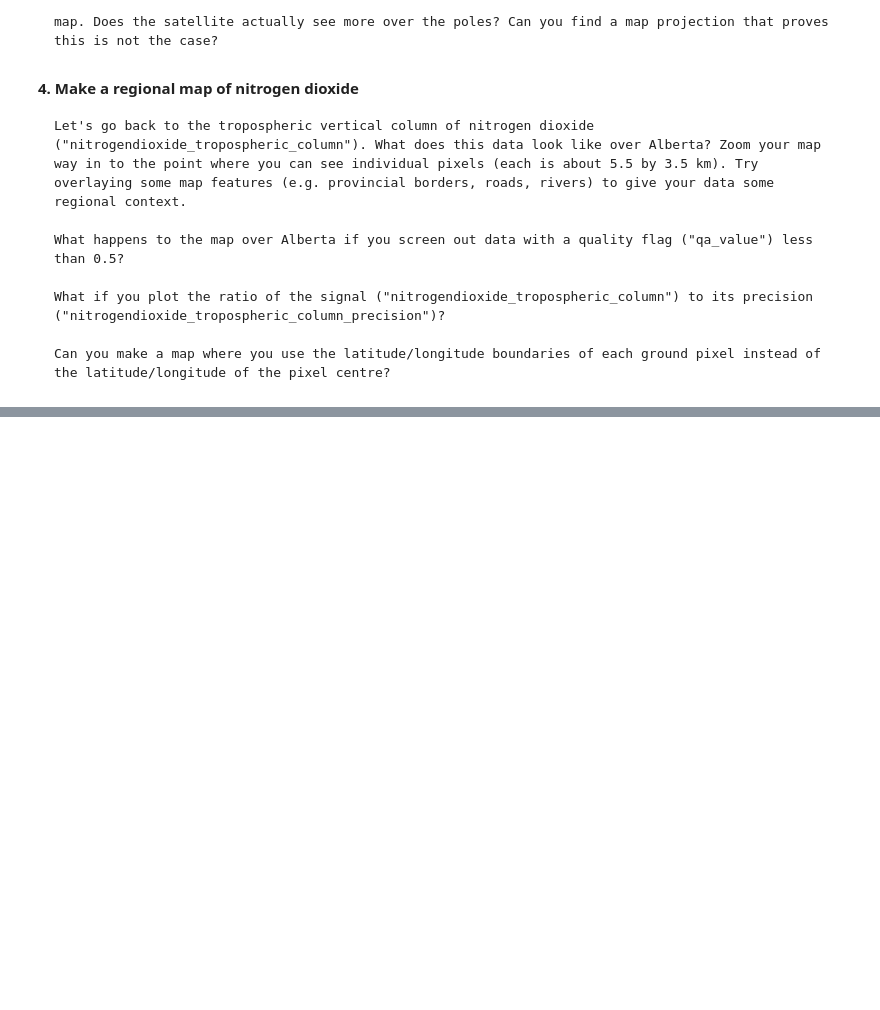
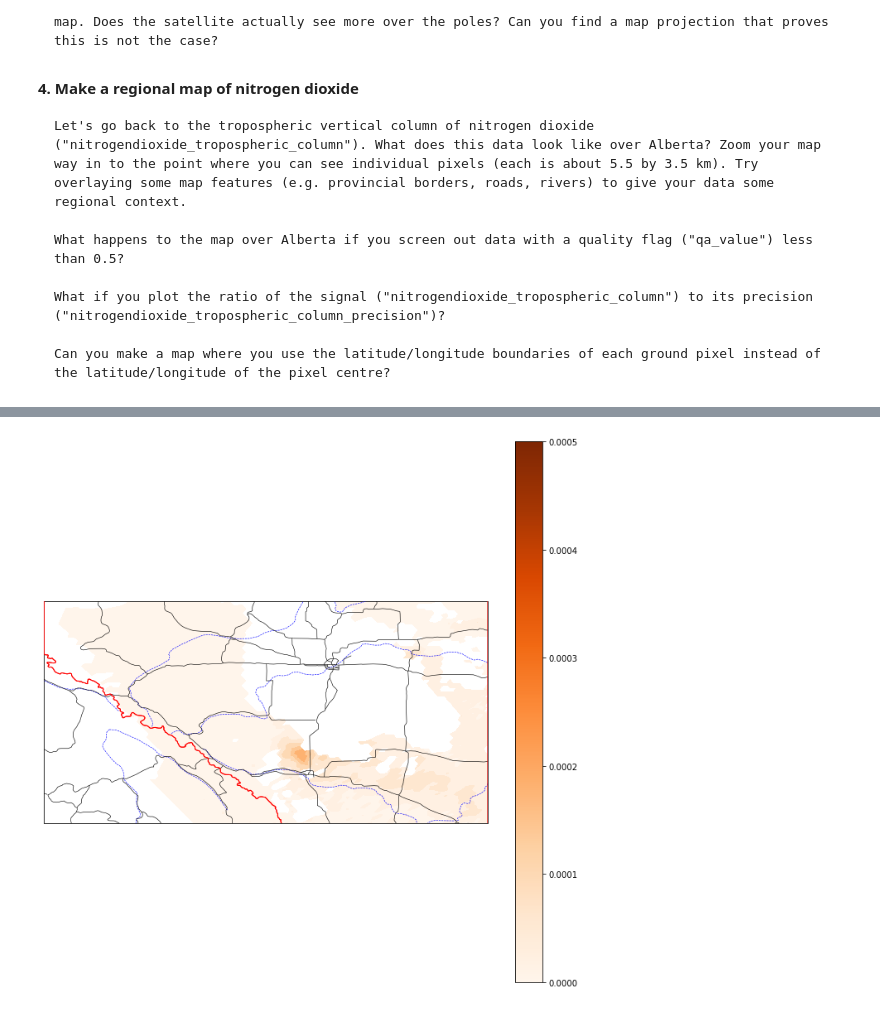
Before and after one commit to tww-carleton/geodac-2022, a Jupyter notebook: tasks/day2_task.ipynb, the cells around one changed output, grey strips where cells are left out. Cells and saved outputs as stored; diff of their text form; code cells hidden in the pictures; blank space fills up the shorter version.

```diff
--- a/tasks/day2_task.ipynb
+++ b/tasks/day2_task.ipynb
@@ -110,0 +203,31 @@ plt.show()
+# %%
+import cartopy.feature
+
+#cartopy.config['pre_existing_data_dir'] = '/Users/thomaswalker/Documents/Research/Data/naturalearth/'
+
+no2 = fh.groups['PRODUCT'].variables['nitrogendioxide_tropospheric_column'][0,:,:]
+no2prec = fh.groups['PRODUCT'].variables['nitrogendioxide_tropospheric_column_precision'][0,:,:]
+qaval = fh.groups['PRODUCT'].variables['qa_value'][0,:,:]
+no2[qaval<0.5]=np.nan
+ratio = np.divide(no2,no2prec)
+
+fig2 = plt.figure(figsize=(12,12))
+ax2=plt.axes(projection=ccrs.PlateCarree())
+
+cmap = mpl.cm.Oranges
+norm = mpl.colors.Normalize(vmin=0, vmax=0.0005)
+
+ax2.coastlines()
+rivers = cartopy.feature.NaturalEarthFeature('physical', 'rivers_lake_centerlines', \
+    scale='50m', edgecolor='b', facecolor='none')
+roads = cartopy.feature.NaturalEarthFeature('physical', 'roads', scale='10m', edgecolor='k', facecolor='none')
+provs = cartopy.feature.NaturalEarthFeature('cultural', 'admin_1_states_provinces', scale='10m', edgecolor='r', facecolor='none')
+ax2.add_feature(rivers, linestyle='--', linewidth=0.6, edgecolor="b", zorder=10)
+ax2.add_feature(roads, linestyle='-', linewidth=0.6, edgecolor="k", zorder=10)
+ax2.add_feature(provs, linestyle='-', linewidth=1.0, edgecolor="r", zorder=10)
+result = ax2.contourf(lons,lats,no2,24,cmap=cmap,norm=norm)
+ax2.set_extent([-120,-110,50,55])
+fig2.colorbar(mpl.cm.ScalarMappable(cmap=cmap,norm=norm))
+plt.show()
+# %% [output]
+[figure, added]
```
Also changed, not shown: parts of 9 cells of this notebook, 5 other files.
